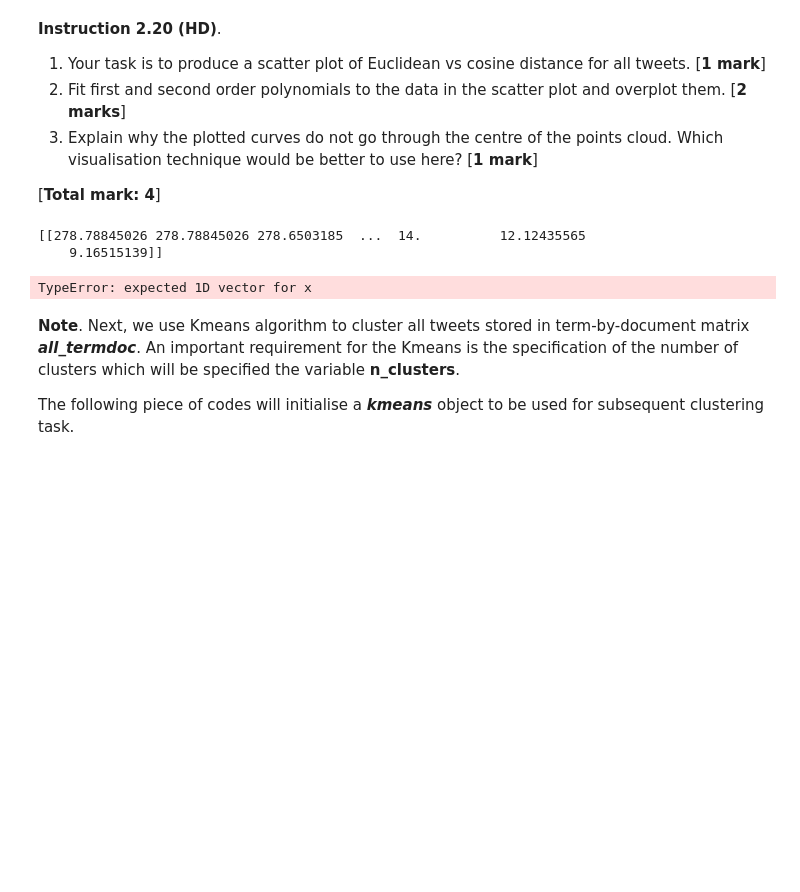
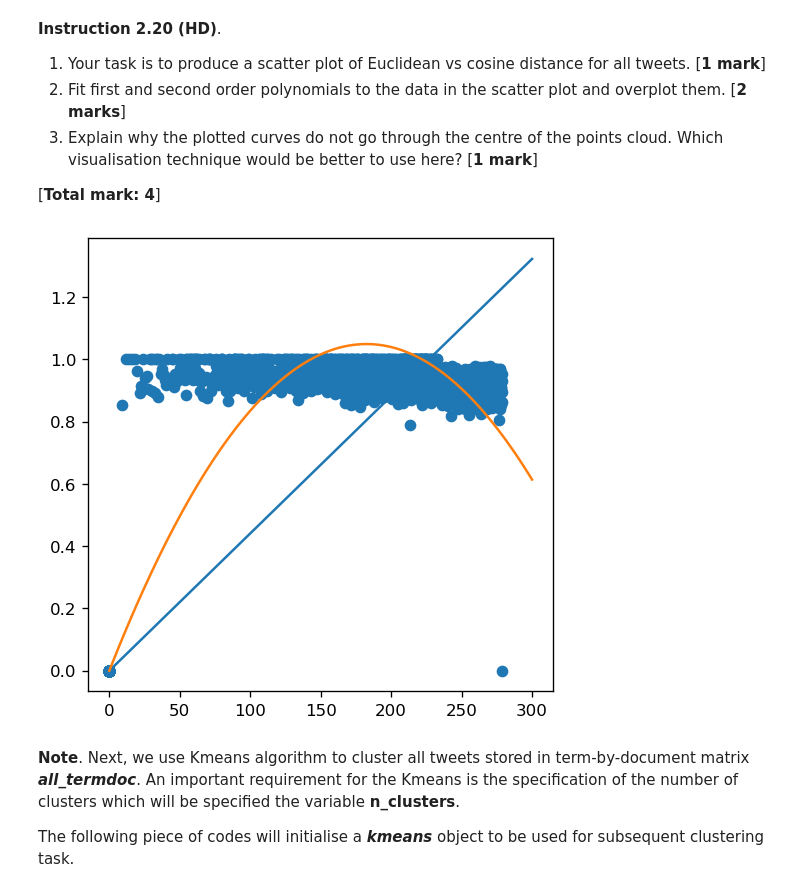
Before and after one commit to ibb2/Assingment2-SIT112, a Jupyter notebook: Assignment2_notebook.ipynb, the cells around one changed output. Drawn from its saved outputs; the diff is of its cells as text; code cells hidden in the pictures; blank space fills up the shorter version.

Commit message:
First qauter section of 2C revise - Ibrahim

```diff
--- a/Assignment2_notebook.ipynb
+++ b/Assignment2_notebook.ipynb
@@ -1111,7 +1113,7 @@ cbar = fig.colorbar(cax)
 
 # compute the Euclidean distance matrix using compute_euclidean_distance_matrix() function
 
-all_euclidean_distances, all_cosine_distances = compute_distance_matrices(all_termdoc) # INSERT YOUR CODE HERE
+all_euclidean_distances = compute_euclidean_distance_matrix(all_termdoc) # INSERT YOUR CODE HERE
 
 # Visualise the distance matrix for this keyword
 # INSERT YOUR CODE HERE
@@ -1131,30 +1133,45 @@ cbar = fig.colorbar(cax)
 # %%
 # YOU ARE REQUIRED TO INSERT YOUR CODE IN THIS CELL
 # 1. Your task is to produce a scatter plot of Euclidean vs cosine distance for all tweets.
 # INSERT YOUR CODE HERE
 
-x = all_euclidean_distances
-y = all_cosine_distances
+all_euclidan_distances, all_cosine_distances = compute_distance_matrices(all_termdoc)
 
-print(x[:1])
+x = np.array(all_euclidean_distances)
+y = np.array(all_cosine_distances)
+
+plt.subplots(figsize=(5,5), dpi=120)
+ax.set_xlabel("euclidean distance")
+ax.set_ylabel("cosine distance")
+
+plt.scatter(x, y)
 
 # 2. Fit first and second order polynomials to the data in the scatter plot and overplot it.
 # INSERT YOUR CODE HERE
 
+x_flat = x.ravel()
+y_flat = y.ravel()
+
 # First order polynomial
-first_degree = np.polyfit(x, y, 1)
-print(first_degree)
-plt.plot(x, y, np.poly1d(first_degree))
+p1 = np.polyfit(x_flat, y_flat, 1)
+p1_curve = np.poly1d(p1)
+
+new_p1_x = np.linspace(0, 300, 100) #Use 300 as x range
+new_p1_y = p1_curve(new_p1_x)
 
 # Second order polynomial
-second_degree = np.polyfit(x,y, 2)
-plt.plot(x, y, np.poly1d(second_degree))
+p2 = np.polyfit(x_flat, y_flat, 2)
+p2_curve = np.poly1d(p2)
 
+new_p2_x = np.linspace(0, 300, 100)
+new_p2_y = p2_curve(new_p2_x)
+
+# Plot scatter and 2 polynomials
+plt.plot(new_p1_x, new_p1_y)
+plt.plot(new_p2_x, new_p2_y)
 plt.show()
 # %% [output]
-[[278.78845026 278.78845026 278.6503185  ...  14.          12.12435565
-    9.16515139]]
-TypeError: expected 1D vector for x
+[figure, added]
 # %%
 # YOU ARE REQUIRED TO INSERT YOUR COMMENT IN THIS CELL
 #3. Explain why the plotted curves do not go through the centre of the points cloud.
```
Also changed, not shown: parts of 2 cells of this notebook.
